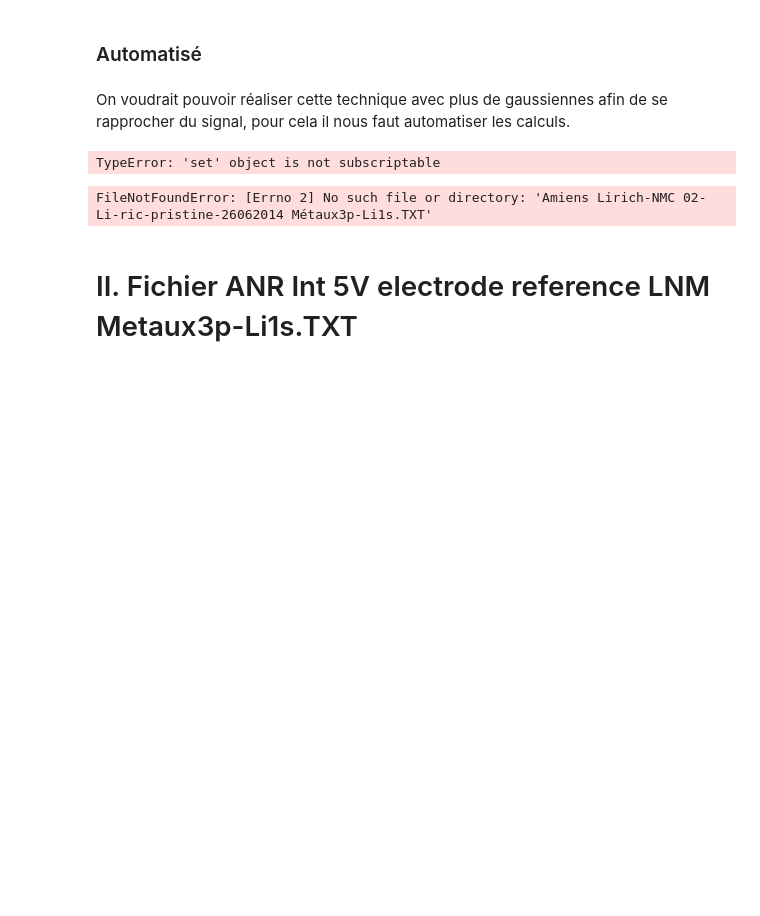
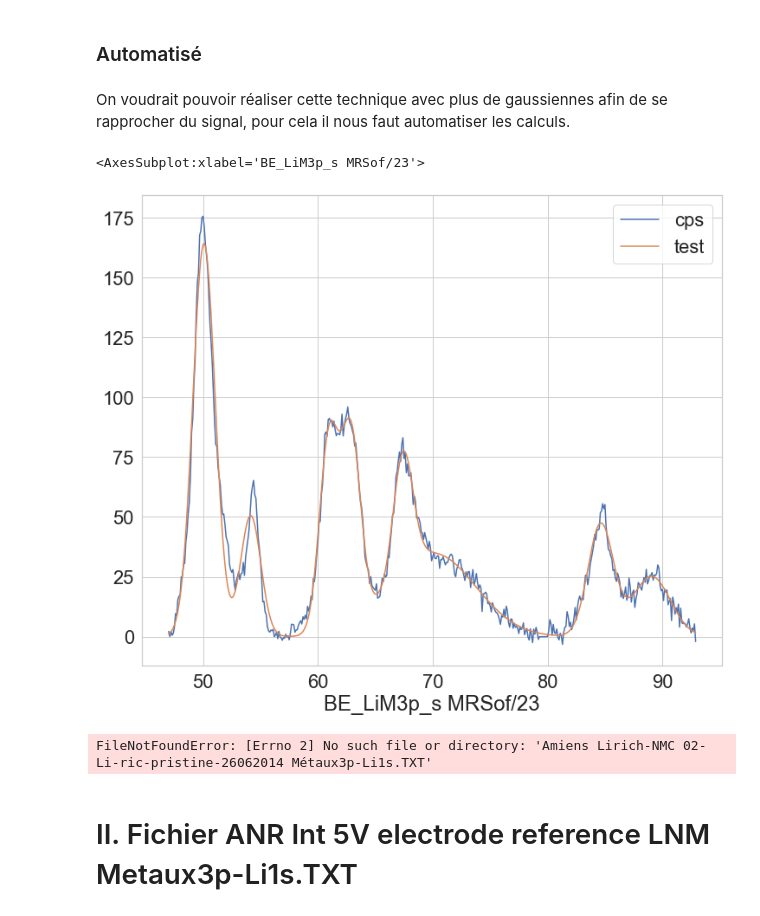
Before and after one commit to mblanchet002/PythonCMI, a Jupyter notebook: Projet_XPS.ipynb, the cells around one changed output. Drawn from its saved outputs; the diff is of its cells as text; code cells hidden in the pictures; blank space fills up the shorter version.

```diff
--- a/Projet_XPS.ipynb
+++ b/Projet_XPS.ipynb
@@ -426,26 +426,28 @@ On obtient un résultat proche de notre objectif, avec encore quelques écarts m
 # %% [markdown]
 On voudrait pouvoir réaliser cette technique avec plus de gaussiennes afin de se rapprocher du signal, pour cela il nous faut automatiser les calculs.
 # %%
-def somme_gaussiennes (x,a,mu,sigma):
+def somme_gaussiennes (x,*args):
+    longueur = len(args)/3
     res=0
-    for i in range(len(a)):
-        res = res + gaussienne(x, a[i],mu[i],sigma[i])
+    for i in range(int(longueur)):
+        res = res + gaussienne(x, args[i],args[i+int(longueur)],args[i+2*int(longueur)])
     return res
 # %%
-#Ca marche paaas
-mu={50,55,60,61,68,84,87}
-a={400,400,400,400,400,400,400}
-sigma={2,2,2,1,1,1,1}
+mu=[50,55,61,62,68,71,84,89]
+a=[400,200,200,200,200,60,150,60]
+sigma=[1,1,1,1,1,2,1,2]
 popt, pcov = curve_fit(
     f=somme_gaussiennes,       # model function
     xdata=data["be"],   # x data
     ydata=data["cps"],   # y data
     p0=[a,mu, sigma],      # initial value of the parameters
 )
-data["test"]=somme_gaussiennes(data["be"],popt[0],popt[1],popt[2])
+
+data["test"]=somme_gaussiennes(data["be"],*popt)
 (data.iloc[:,[0,-1]]).plot(figsize=(12, 10), legend=True)
 # %% [output]
-TypeError: 'set' object is not subscriptable
+<AxesSubplot:xlabel='BE_LiM3p_s MRSof/23'>
+[figure, added]
 # %%
 df = pd.read_csv(
     "Amiens Lirich-NMC 02-Li-ric-pristine-26062014 Métaux3p-Li1s.TXT",
```
Also changed, not shown: parts of 9 cells of this notebook.
